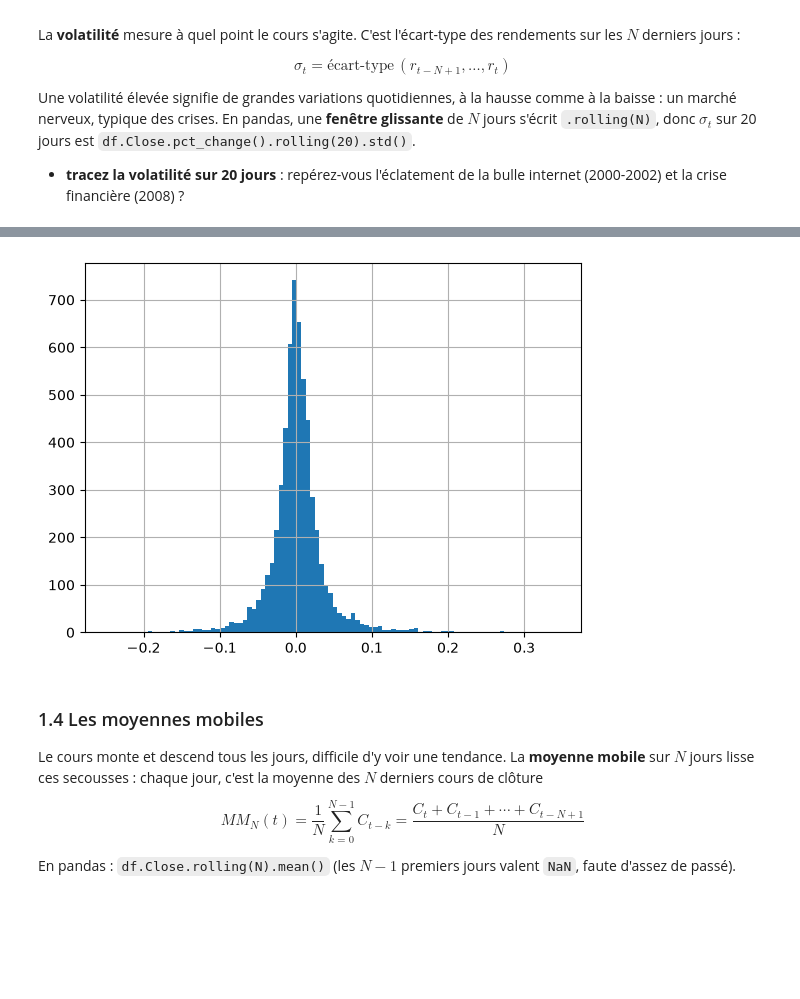
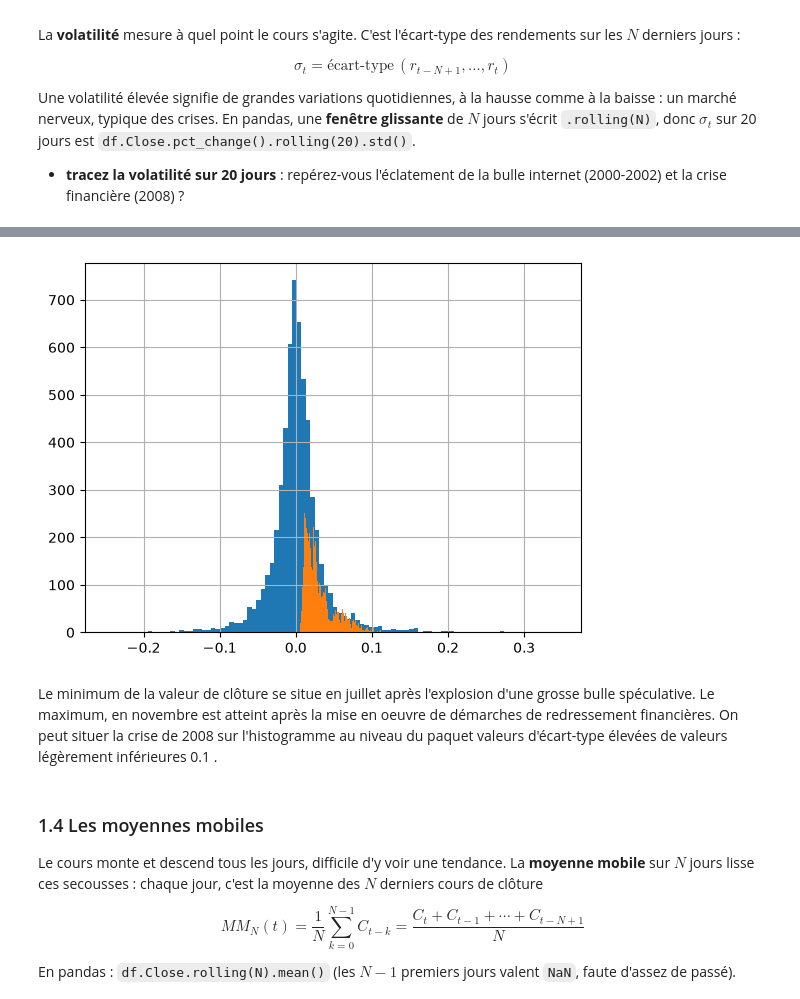
Before and after one commit to SIMVIA-lucas-sovre/projet-trading-pandas, a Jupyter notebook: groupe-5.ipynb, the cells around one changed output, grey strips where cells are left out. Saved outputs shown, nothing was run; the diff lists cells and outputs as text; code cells hidden in the pictures; blank space fills up the shorter version.

```diff
--- a/groupe-5.ipynb
+++ b/groupe-5.ipynb
@@ -182,5 +183,12 @@ En pandas, une **fenêtre glissante** de $N$ jours s'écrit `.rolling(N)`, donc
 - **tracez la volatilité sur 20 jours** : repérez-vous l'éclatement de la bulle internet (2000-2002) et la crise financière (2008) ?
 # %%
 # votre code
+rdt=df.Close.pct_change()
 df.Close.pct_change().hist(bins=100)
+df.Close.pct_change().rolling(20).std().hist(bins=100)
+a=max(rdt[1:])
+b=rdt.idxmax()
+c=min(rdt[1:])
+d=rdt.idxmin()
+a,b,c,d
 # %% [output]
@@ -188,4 +199,7 @@ df.Close.pct_change().hist(bins=100)
-[figure, old version]
+[figure, new version]
+# %% [markdown]
+Le minimum de la valeur de clôture se situe en juillet après l'explosion d'une grosse bulle spéculative. Le maximum, en novembre est atteint après la mise en oeuvre de démarches de redressement financières.
+On peut situer la crise de 2008 sur l'histogramme au niveau du paquet valeurs d'écart-type élevées de valeurs légèrement inférieures 0.1 .
 # %% [markdown]
 ### 1.4 Les moyennes mobiles
 
```
Also changed, not shown: parts of 10 cells of this notebook.
